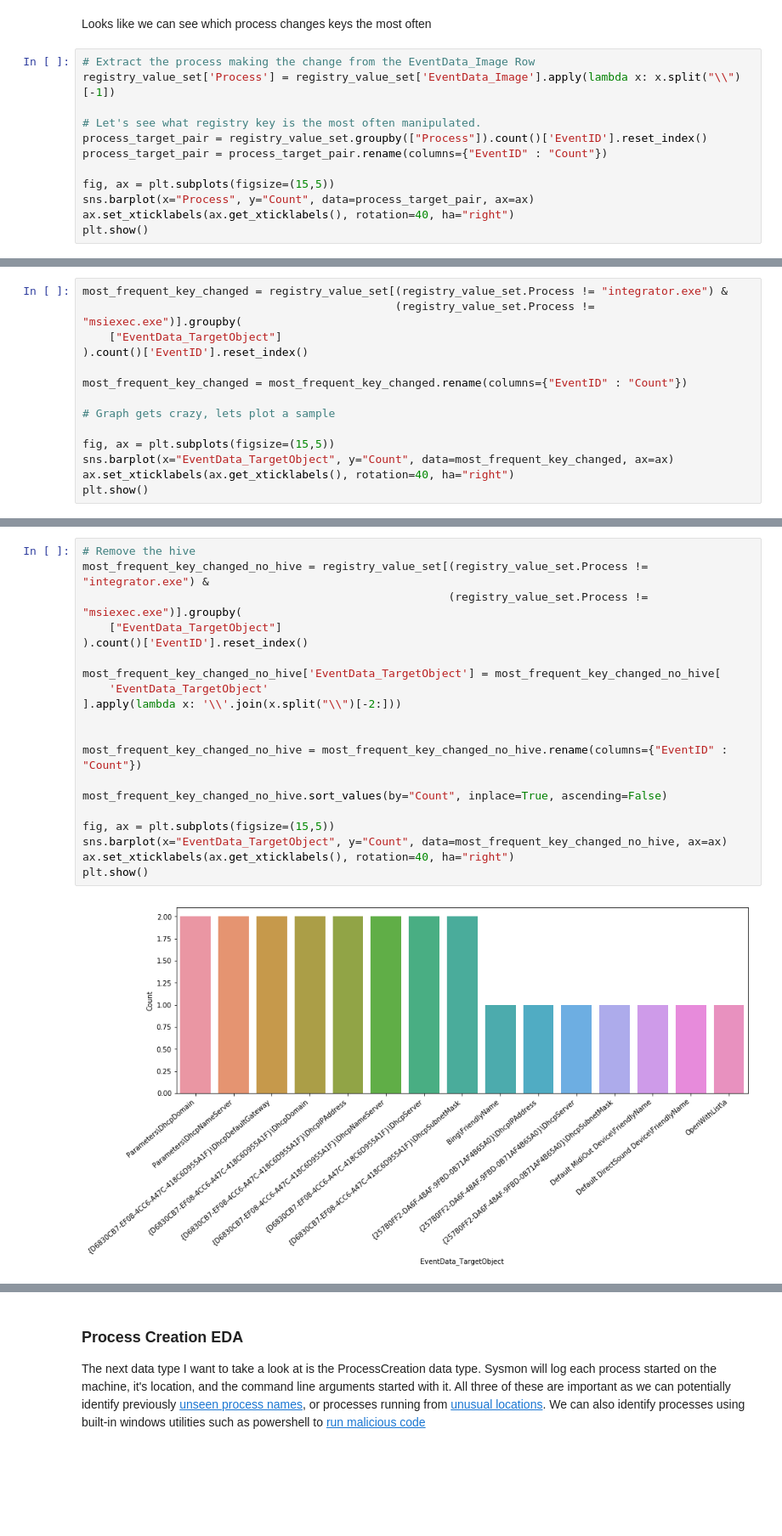
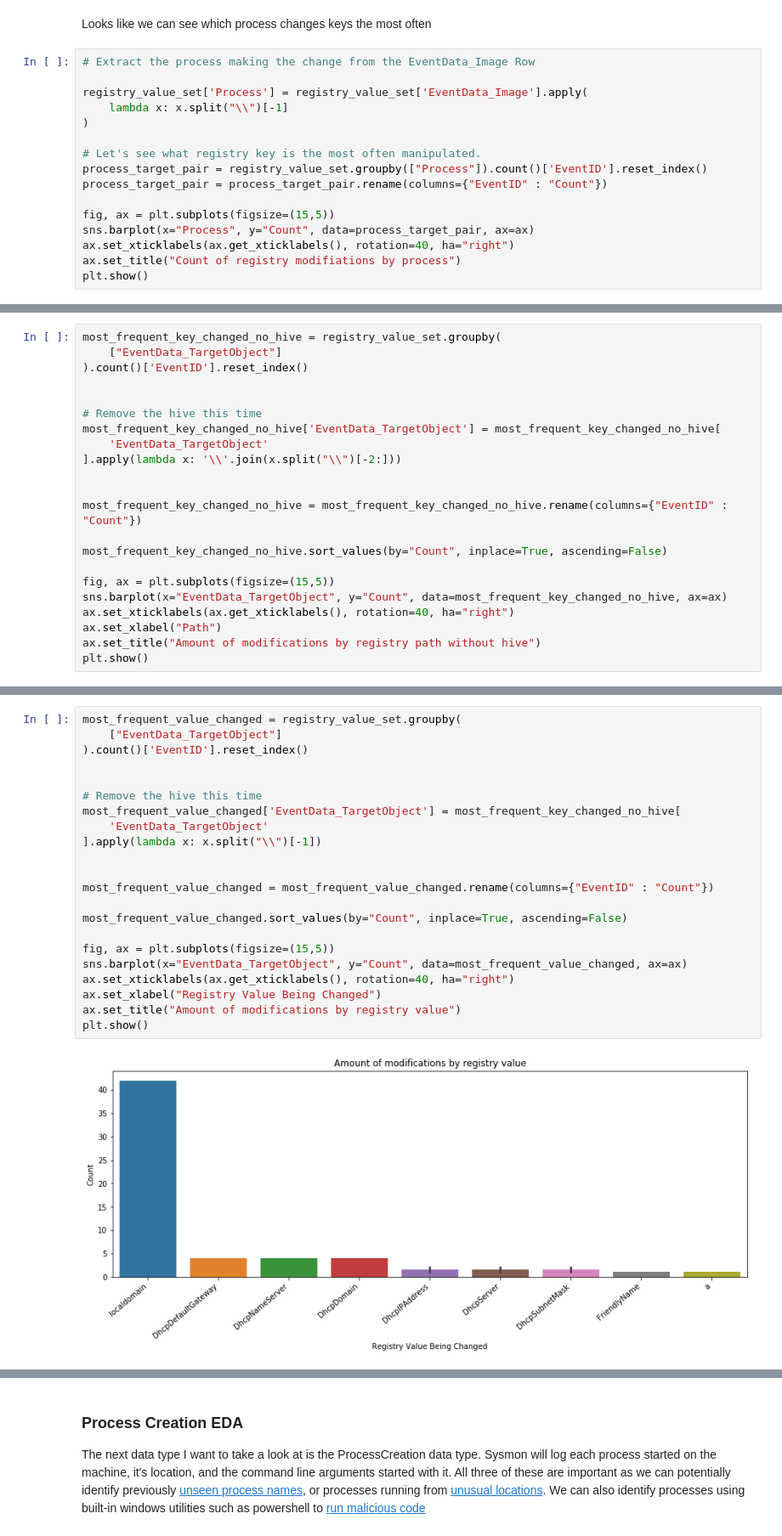
Before and after one commit to ckc5800/detecting_malicious_activity, a Jupyter notebook: ml_csec_applications.ipynb, the cells around one changed output, grey strips where cells are left out. Shown at 85% size. Cells and saved outputs as stored; diff of their text form; blank space fills up the shorter version.

```diff
--- a/ml_csec_applications.ipynb
+++ b/ml_csec_applications.ipynb
@@ -371,7 +416,10 @@ registry_value_set.head()
 Looks like we can see which process changes keys the most often
 # %%
 # Extract the process making the change from the EventData_Image Row
-registry_value_set['Process'] = registry_value_set['EventData_Image'].apply(lambda x: x.split("\\")[-1])
+
+registry_value_set['Process'] = registry_value_set['EventData_Image'].apply(
+    lambda x: x.split("\\")[-1]
+)
 
 # Let's see what registry key is the most often manipulated.
 process_target_pair = registry_value_set.groupby(["Process"]).count()['EventID'].reset_index()
@@ -380,5 +428,6 @@ process_target_pair = process_target_pair.rename(columns={"EventID" : "Count"})
 fig, ax = plt.subplots(figsize=(15,5))
 sns.barplot(x="Process", y="Count", data=process_target_pair, ax=ax)
 ax.set_xticklabels(ax.get_xticklabels(), rotation=40, ha="right")
+ax.set_title("Count of registry modifiations by process")
 plt.show()
 # %% [output]
@@ -404,15 +456,23 @@ This looks much better! We know have a distribution of which processes are activ
 # %%
-most_frequent_key_changed = registry_value_set[(registry_value_set.Process != "integrator.exe") &
-                                               (registry_value_set.Process != "msiexec.exe")].groupby(
+most_frequent_key_changed_no_hive = registry_value_set.groupby(
     ["EventData_TargetObject"]
 ).count()['EventID'].reset_index()
 
-most_frequent_key_changed = most_frequent_key_changed.rename(columns={"EventID" : "Count"})
 
-# Graph gets crazy, lets plot a sample
+# Remove the hive this time
+most_frequent_key_changed_no_hive['EventData_TargetObject'] = most_frequent_key_changed_no_hive[
+    'EventData_TargetObject'
+].apply(lambda x: '\\'.join(x.split("\\")[-2:]))
+
+
+most_frequent_key_changed_no_hive = most_frequent_key_changed_no_hive.rename(columns={"EventID" : "Count"})
+
+most_frequent_key_changed_no_hive.sort_values(by="Count", inplace=True, ascending=False)
 
 fig, ax = plt.subplots(figsize=(15,5))
-sns.barplot(x="EventData_TargetObject", y="Count", data=most_frequent_key_changed, ax=ax)
+sns.barplot(x="EventData_TargetObject", y="Count", data=most_frequent_key_changed_no_hive, ax=ax)
 ax.set_xticklabels(ax.get_xticklabels(), rotation=40, ha="right")
+ax.set_xlabel("Path")
+ax.set_title("Amount of modifications by registry path without hive")
 plt.show()
 # %% [output]
@@ -422,22 +482,24 @@ It looks like sysmon stores the values including the [registry hives](https://ms
 # %%
-# Remove the hive
-most_frequent_key_changed_no_hive = registry_value_set[(registry_value_set.Process != "integrator.exe") &
-                                                       (registry_value_set.Process != "msiexec.exe")].groupby(
+most_frequent_value_changed = registry_value_set.groupby(
     ["EventData_TargetObject"]
 ).count()['EventID'].reset_index()
 
-most_frequent_key_changed_no_hive['EventData_TargetObject'] = most_frequent_key_changed_no_hive[
+
+# Remove the hive this time
+most_frequent_value_changed['EventData_TargetObject'] = most_frequent_key_changed_no_hive[
     'EventData_TargetObject'
-].apply(lambda x: '\\'.join(x.split("\\")[-2:]))
+].apply(lambda x: x.split("\\")[-1])
 
 
-most_frequent_key_changed_no_hive = most_frequent_key_changed_no_hive.rename(columns={"EventID" : "Count"})
+most_frequent_value_changed = most_frequent_value_changed.rename(columns={"EventID" : "Count"})
 
-most_frequent_key_changed_no_hive.sort_values(by="Count", inplace=True, ascending=False)
+most_frequent_value_changed.sort_values(by="Count", inplace=True, ascending=False)
 
 fig, ax = plt.subplots(figsize=(15,5))
-sns.barplot(x="EventData_TargetObject", y="Count", data=most_frequent_key_changed_no_hive, ax=ax)
+sns.barplot(x="EventData_TargetObject", y="Count", data=most_frequent_value_changed, ax=ax)
 ax.set_xticklabels(ax.get_xticklabels(), rotation=40, ha="right")
+ax.set_xlabel("Registry Value Being Changed")
+ax.set_title("Amount of modifications by registry value")
 plt.show()
 # %% [output]
-[figure, old version]
+[figure, new version]
```
Also changed, not shown: parts of 71 cells of this notebook, 1 other file.
